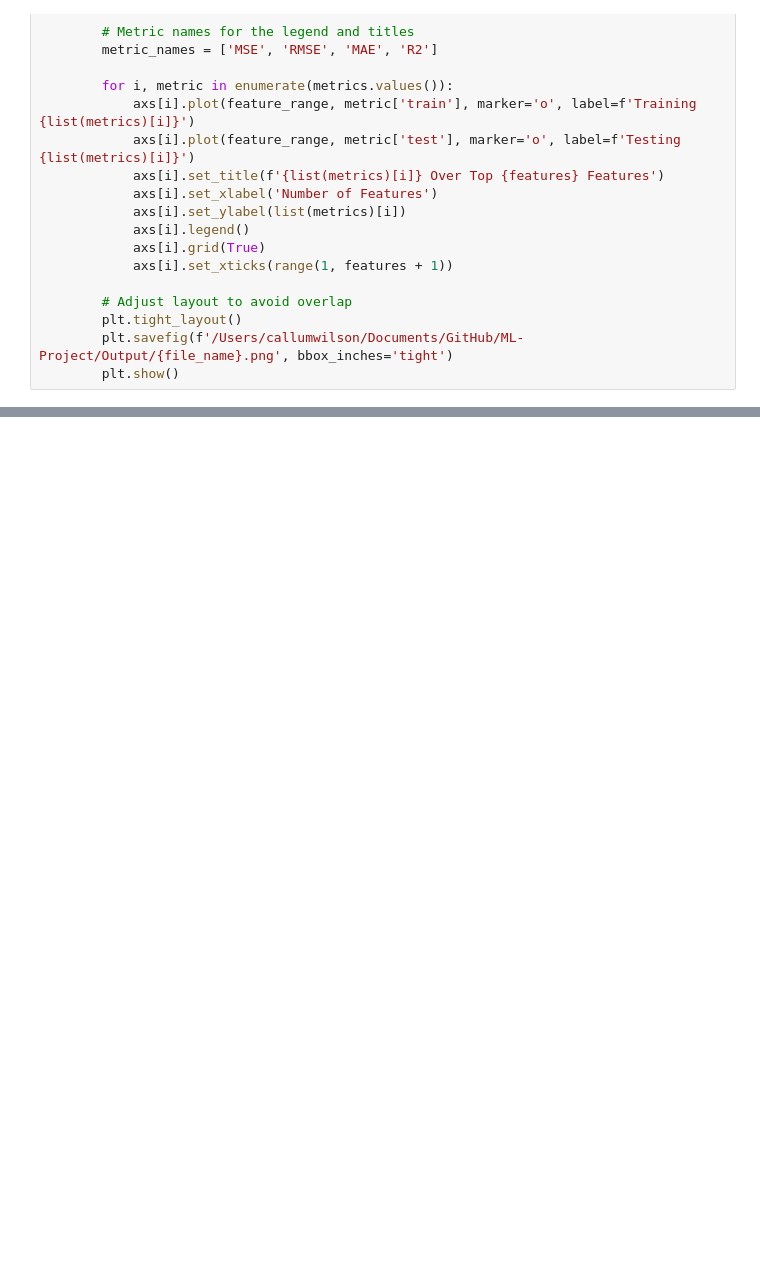
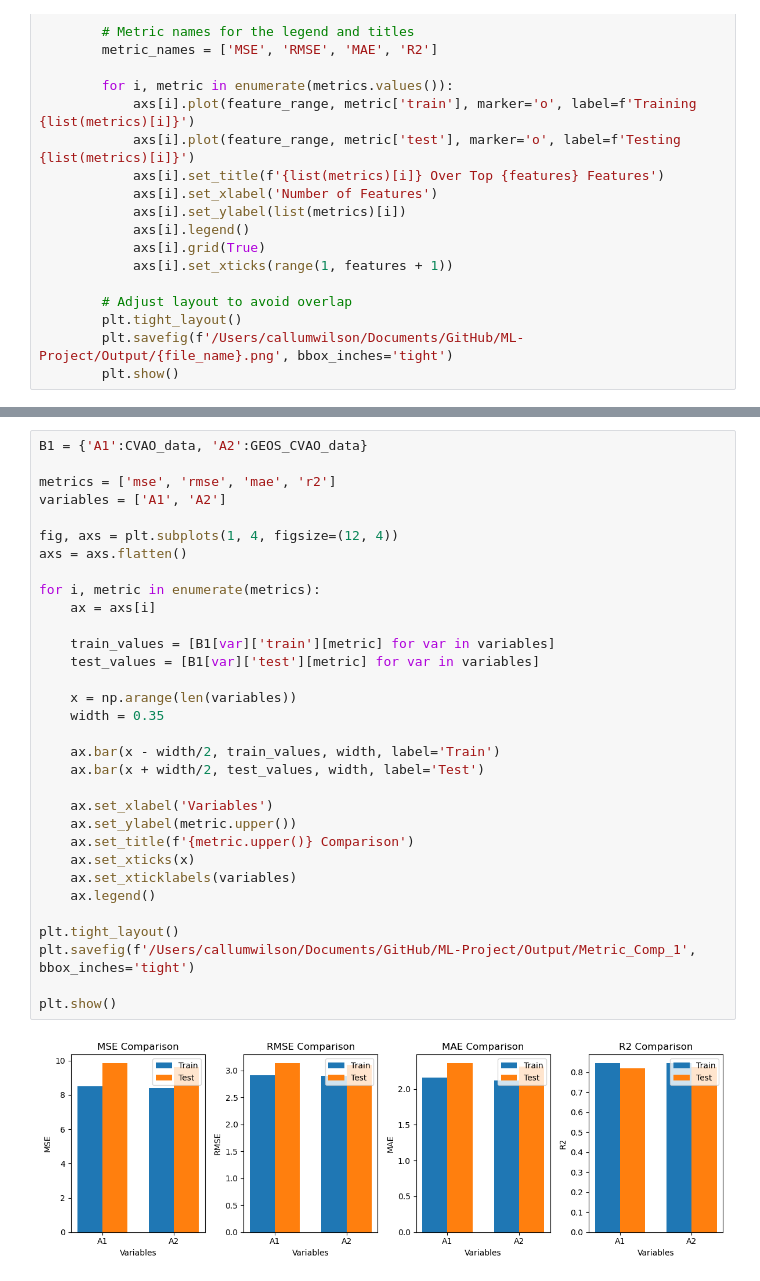
Before and after one commit to Callummmmmmm/ML-Project, a Jupyter notebook: Code/ml-model.ipynb, the cells around one changed output, grey strips where cells are left out. Cells and saved outputs as stored; diff of their text form; blank space fills up the shorter version.

Commit message:
Graph Saving
Testing graph saving feature.

```diff
--- a/Code/ml-model.ipynb
+++ b/Code/ml-model.ipynb
@@ -222,0 +260,34 @@ class MODEL:
+# %%
+B1 = {'A1':CVAO_data, 'A2':GEOS_CVAO_data}
+
+metrics = ['mse', 'rmse', 'mae', 'r2']
+variables = ['A1', 'A2']
+
+fig, axs = plt.subplots(1, 4, figsize=(12, 4))
+axs = axs.flatten()
+
+for i, metric in enumerate(metrics):
+    ax = axs[i]
+
+    train_values = [B1[var]['train'][metric] for var in variables]
+    test_values = [B1[var]['test'][metric] for var in variables]
+
+    x = np.arange(len(variables))
+    width = 0.35
+
+    ax.bar(x - width/2, train_values, width, label='Train')
+    ax.bar(x + width/2, test_values, width, label='Test')
+
+    ax.set_xlabel('Variables')
+    ax.set_ylabel(metric.upper())
+    ax.set_title(f'{metric.upper()} Comparison')
+    ax.set_xticks(x)
+    ax.set_xticklabels(variables)
+    ax.legend()
+
+plt.tight_layout()
+plt.savefig(f'/Users/callumwilson/Documents/GitHub/ML-Project/Output/Metric_Comp_1', bbox_inches='tight')
+
+plt.show()
+# %% [output]
+[figure, added]
```
Also changed, not shown: parts of 16 cells of this notebook, 6 other files.
